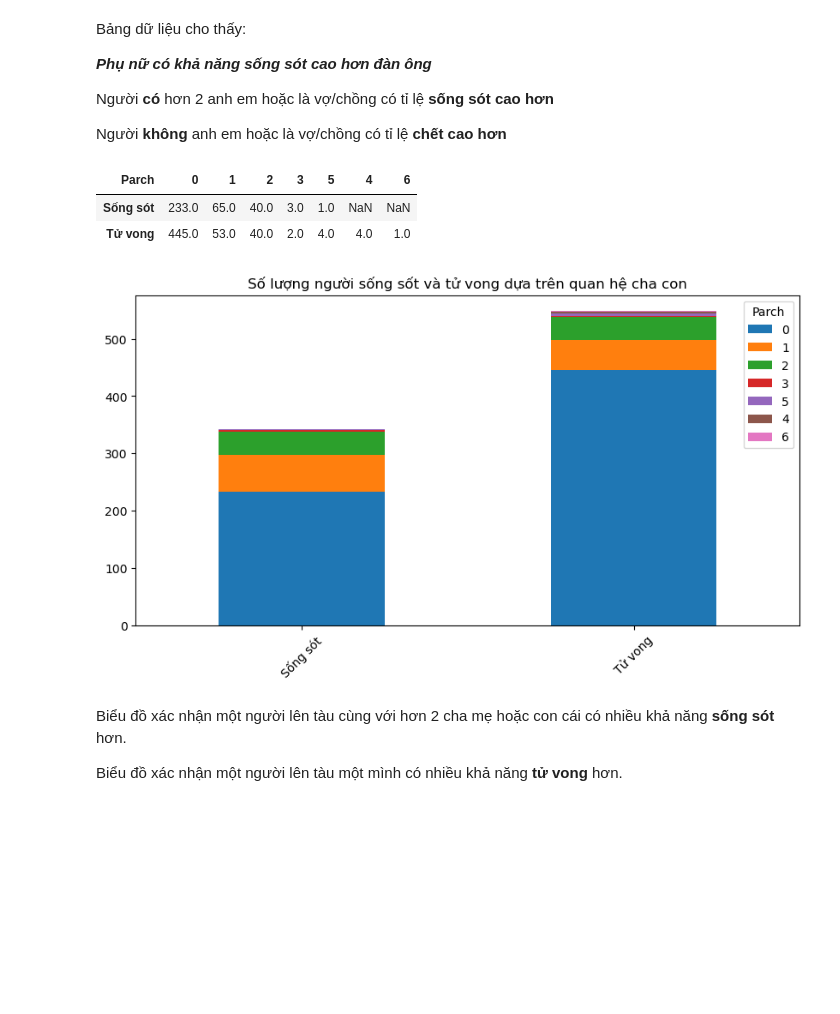
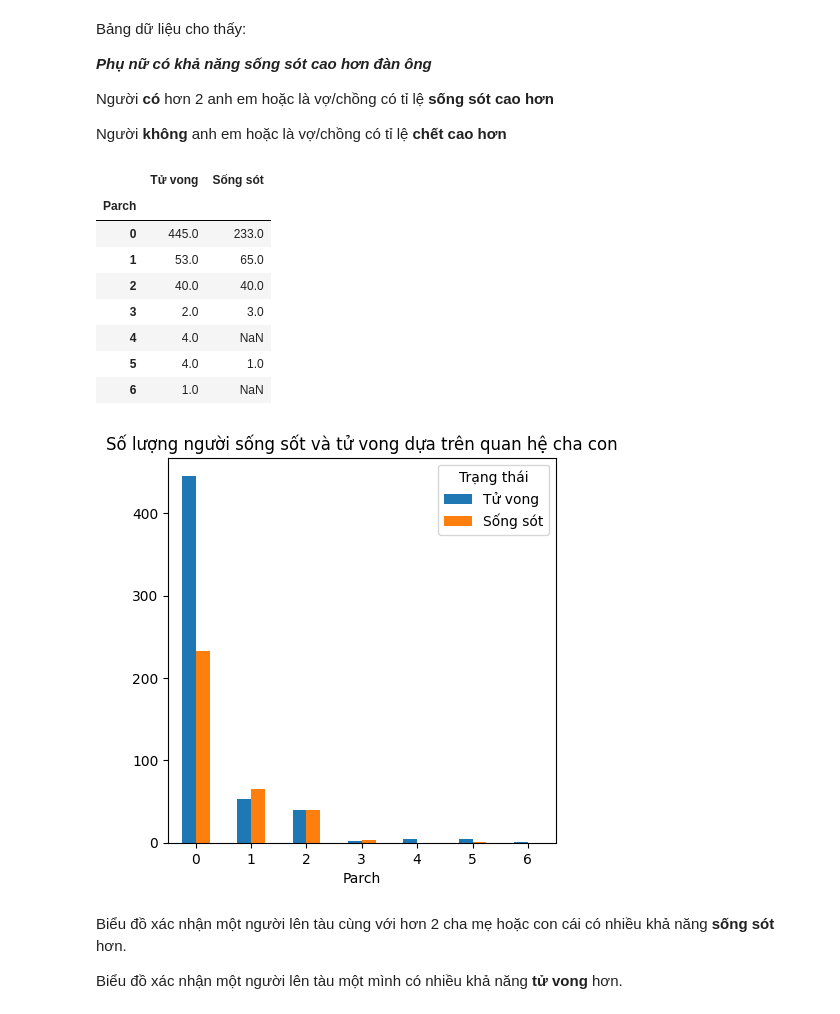
Before and after one commit to Deku6305/sgu2025-2026_ML_basic_nhom3changlinhngulam, a Jupyter notebook: challenge/TitanicCompetitionV2/eda/eda.ipynb, the cells around one changed output. Cells and saved outputs as stored; diff of their text form; code cells hidden in the pictures; blank space fills up the shorter version.

```diff
--- a/challenge/TitanicCompetitionV2/eda/eda.ipynb
+++ b/challenge/TitanicCompetitionV2/eda/eda.ipynb
@@ -222,13 +264,19 @@ Bảng dữ liệu cho thấy:
 Người **có** hơn 2 anh em hoặc là vợ/chồng có tỉ lệ **sống sót cao hơn**
 
 Người **không** anh em hoặc là vợ/chồng có tỉ lệ **chết cao hơn**
-# %%
-bar_chart('Parch','Số lượng người sống sốt và tử vong dựa trên quan hệ cha con')
-# %% [output]
-| Parch | 0 | 1 | 2 | 3 | 5 | 4 | 6 |
-| Sống sót | 233.0 | 65.0 | 40.0 | 3.0 | 1.0 | NaN | NaN |
-| Tử vong | 445.0 | 53.0 | 40.0 | 2.0 | 4.0 | 4.0 | 1.0 |
-[figure, removed]
+# %%
+grouped_bar_chart(df,'Parch','Số lượng người sống sốt và tử vong dựa trên quan hệ cha con')
+# %% [output]
+|  | Tử vong | Sống sót |
+| Parch |  |  |
+| 0 | 445.0 | 233.0 |
+| 1 | 53.0 | 65.0 |
+| 2 | 40.0 | 40.0 |
+| 3 | 2.0 | 3.0 |
+| 4 | 4.0 | NaN |
+| 5 | 4.0 | 1.0 |
+| 6 | 1.0 | NaN |
+[figure, added]
 # %% [markdown]
 Biểu đồ xác nhận một người lên tàu cùng với hơn 2 cha mẹ hoặc con cái có nhiều khả năng **sống sót** hơn.
 
```
Also changed, not shown: parts of 11 cells of this notebook, 8 other files.
